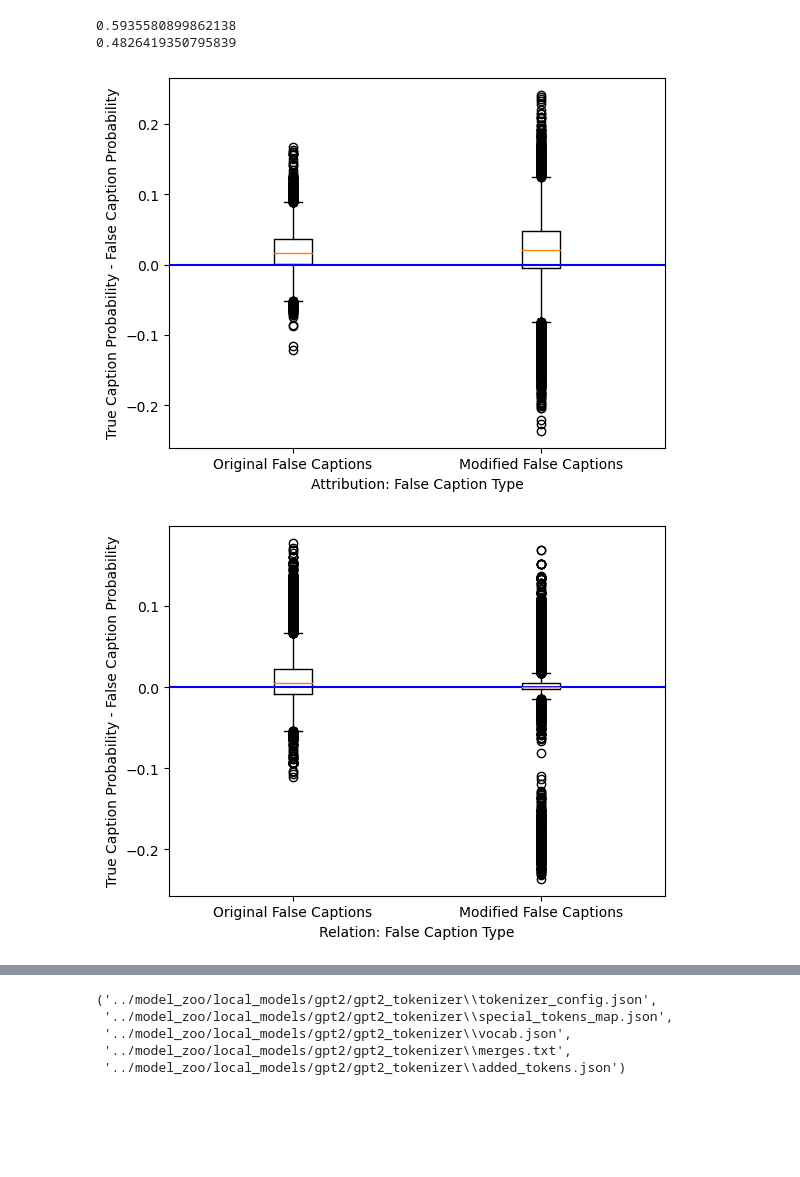
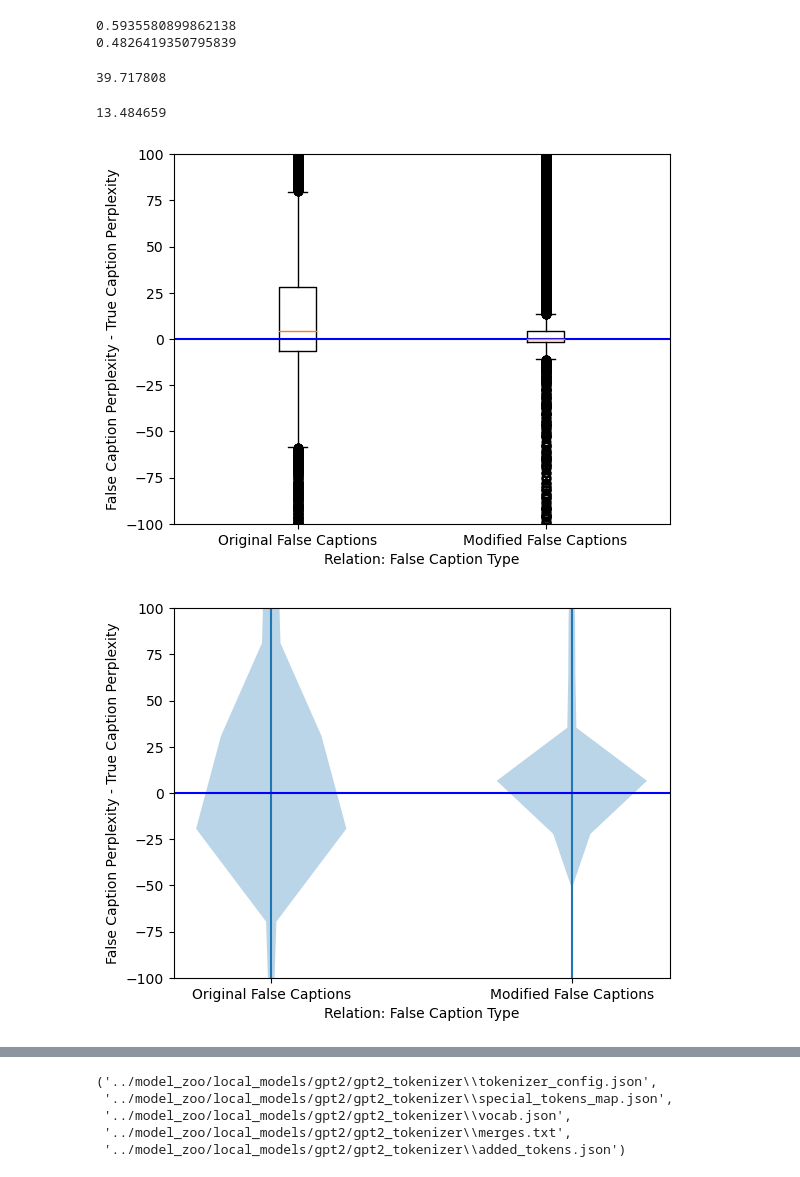
Before and after one commit to ewang-pu/CompVLMs, a Jupyter notebook: vision-language-models-are-bows/notebooks/bias.ipynb, the cells around one changed output, grey strips where cells are left out. Saved outputs shown, nothing was run; the diff lists cells and outputs as text; code cells hidden in the pictures; blank space fills up the shorter version.

```diff
--- a/vision-language-models-are-bows/notebooks/bias.ipynb
+++ b/vision-language-models-are-bows/notebooks/bias.ipynb
@@ -79,24 +74,37 @@ rel_gap_new = rel_true-rel_new
+# %%
+rel_gap_og = perps_false - perps_true
+rel_gap_new = perps_new0 - perps_true
+# %%
+rel_gap_og.mean()
+# %% [output]
+39.717808
+# %%
+rel_gap_new.mean()
+# %% [output]
+13.484659
 # %%
 import matplotlib.pyplot as plt
 
-plt.xlabel("Attribution: False Caption Type")
-plt.ylabel("True Caption Probability - False Caption Probability")
-plt.boxplot([att_gap_og, att_gap_new])
+plt.xlabel("Relation: False Caption Type")
+plt.ylabel("False Caption Perplexity - True Caption Perplexity")
+plt.boxplot([rel_gap_og, rel_gap_new])
 plt.axhline(y=0.0, color='b', linestyle='-')
 plt.xticks([1, 2], ['Original False Captions', 'Modified False Captions'])
 # show plot
+plt.ylim(-100, 100)
 plt.show()
 # %% [output]
-[figure, old version]
+[figure, new version]
 # %%
 import matplotlib.pyplot as plt
 
 plt.xlabel("Relation: False Caption Type")
-plt.ylabel("True Caption Probability - False Caption Probability")
-plt.boxplot([rel_gap_og, rel_gap_new])
+plt.ylabel("False Caption Perplexity - True Caption Perplexity")
+plt.violinplot([rel_gap_og, rel_gap_new])
 plt.axhline(y=0.0, color='b', linestyle='-')
 plt.xticks([1, 2], ['Original False Captions', 'Modified False Captions'])
 # show plot
+plt.ylim(-100, 100)
 plt.show()
 # %% [output]
-[figure, old version]
+[figure, new version]
```
Also changed, not shown: parts of 3 cells of this notebook, 3 other files.
